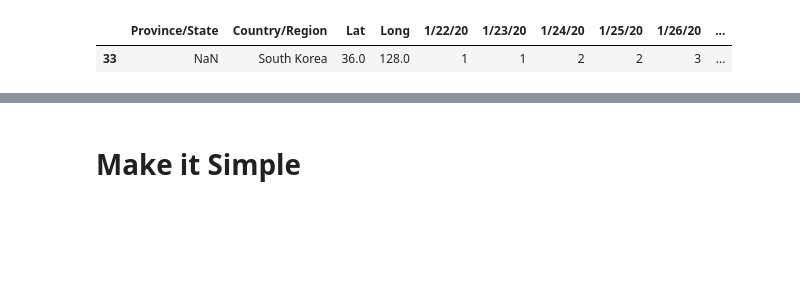
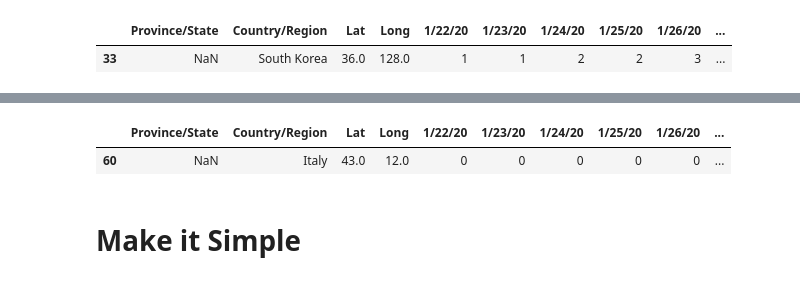
Before and after one commit to kairess/corona-virus-prediction, a Jupyter notebook: corona19_confirmed_prediction.ipynb, the cells around one changed output, grey strips where cells are left out. Cells and saved outputs as stored; diff of their text form; code cells hidden in the pictures; blank space fills up the shorter version.

```diff
--- a/corona19_confirmed_prediction.ipynb
+++ b/corona19_confirmed_prediction.ipynb
@@ -38,3 +57,11 @@ df_korea
+# %%
+# Rest of the regions are aggregation of nation's entire cases
+# Following is example of dataframe of Italy's confirmed Cases
+df_IT = confirmed[confirmed['Country/Region'] == 'Italy']
+df_IT
+# %% [output]
+|  | Province/State | Country/Region | Lat | Long | 1/22/20 | 1/23/20 | 1/24/20 | 1/25/20 | 1/26/20 | ... |
+| 60 | NaN | Italy | 43.0 | 12.0 | 0 | 0 | 0 | 0 | 0 | ... |
 # %% [markdown]
 # Make it Simple
 # %%
```
Also changed, not shown: parts of 18 cells of this notebook.
